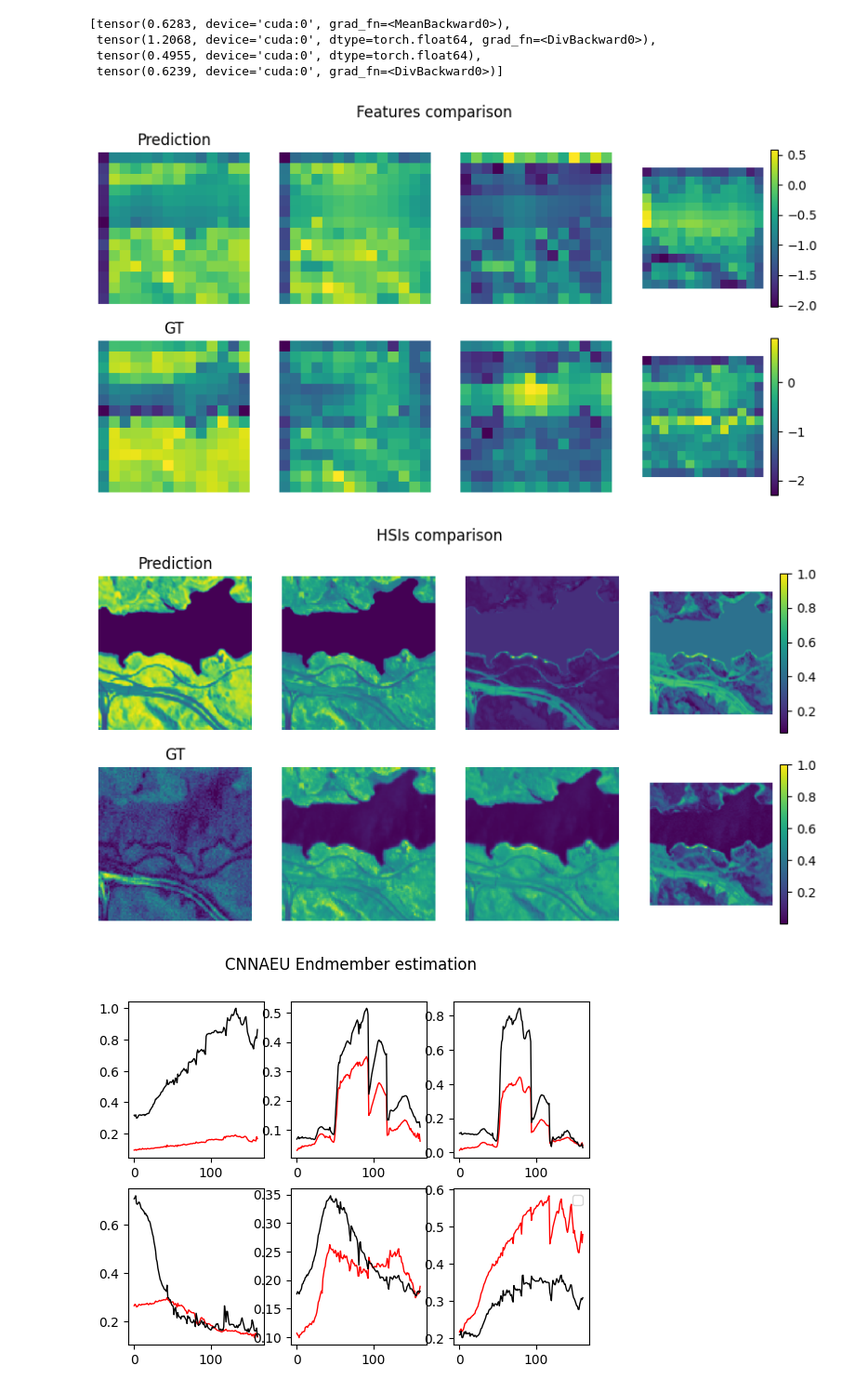
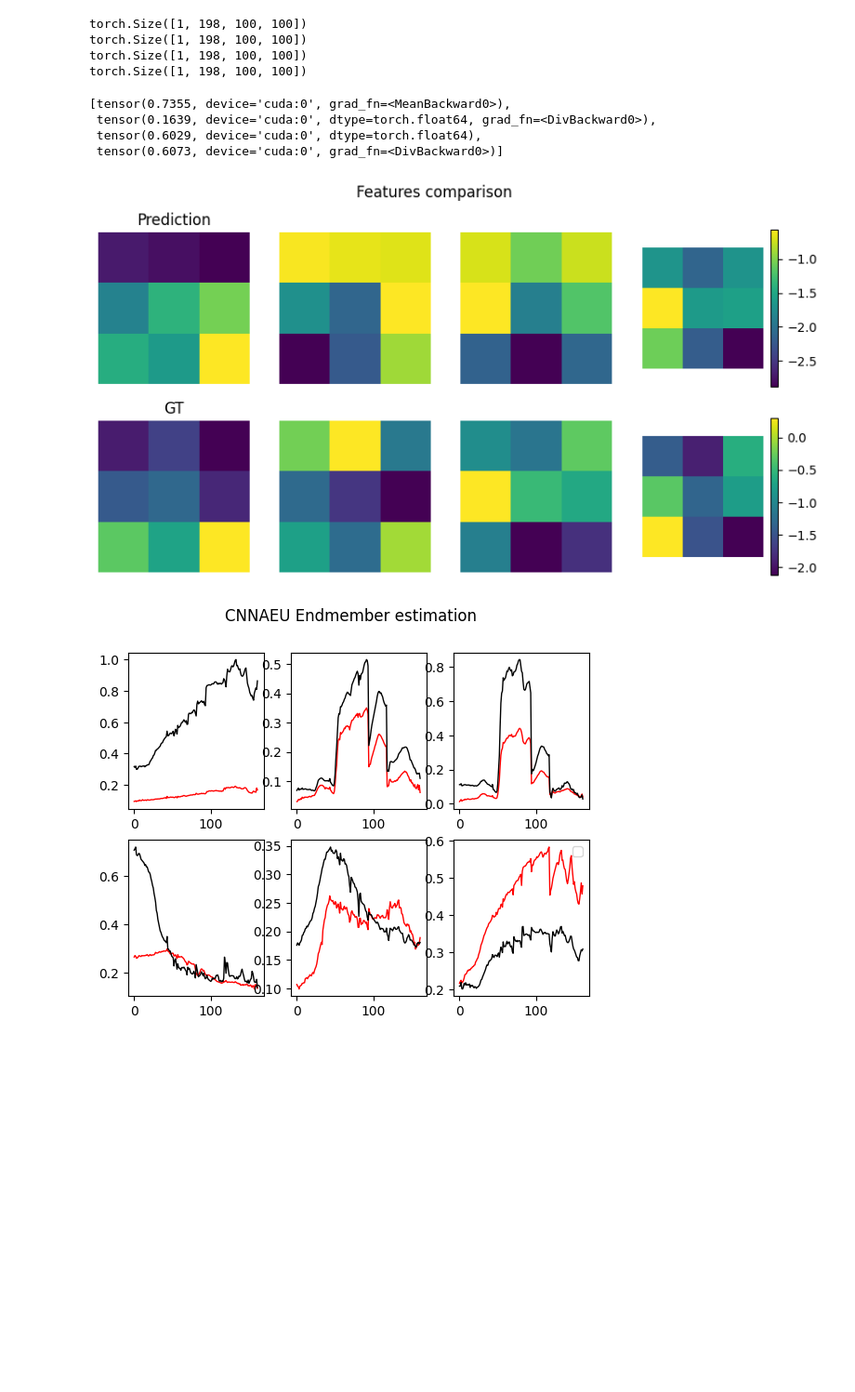
Before and after one commit to edabier/SS-HSU_benchmark, a Jupyter notebook: discriminator.ipynb, the cells around one changed output. Shown at 93% size. Cells and saved outputs as stored; diff of their text form; code cells hidden in the pictures; blank space fills up the shorter version.

```diff
--- a/discriminator.ipynb
+++ b/discriminator.ipynb
@@ -116,12 +148,6 @@ estimations["GT"] = [Y_hat, A, E]
 # %%
 sims = {}
 sad_loss = utils.SADLoss()
-
-if use_dofa:
-    features = rsfm.get_dofa_features(Y, wavelengths)
-    features = features.reshape(768, 14, 14)
-else:
-    features = rsfm.get_hypersigma_features(Y, c, patch_size=128, keep_dim=True)
 
 for model in models_list:
     name = model.__class__.__name__
@@ -133,11 +159,17 @@ for model in models_list:
     metric = mse+sad+mse_y
 
     # features = rsfm.get_hypersigma_features(Y, c)
-    if use_dofa:
-        features_hat = rsfm.get_dofa_features(Y_hat.to(torch.float),wavelengths)
-        features_hat = features_hat.reshape(768, 14, 14)
+    if fm_name == "DOFA":
+        features_hat = rsfm.get_dofa_features(fm, Y_hat, wavelengths)
+        if not use_cls:
+            features_hat = utils.oneD_to_2d(features_hat)
+
+    elif fm_name == "HyperFree":
+        features_hat = rsfm.get_hyperfree_features(fm, Y_hat, wavelengths)
+        features_hat = utils.oneD_to_2d(features_hat)
+
     else:
-        features_hat = rsfm.get_hypersigma_features(Y_hat.to(torch.float),c, patch_size=128, keep_dim=True)
+        features_hat = rsfm.get_hypersigma_features(fm, Y_hat)[0]
 
     sim = sad_loss(features, features_hat)
     # sim = rsfm.features_comparison("HyperSIGMA", Y, Y_hat, c=c).item()
@@ -151,29 +183,40 @@ mse, sad, mse_y = utils.compute_metrics(E, A, E_hat, A_hat, Y, Y_hat)
 metric = mse+sad+mse_y
 
 # features = rsfm.get_hypersigma_features(Y, c)
-if use_dofa:
-    features_hat = rsfm.get_dofa_features(Y_hat.to(torch.float),wavelengths)
-    features_hat = features_hat.reshape(768, 14, 14)
+if fm_name == "DOFA":
+    features_hat = rsfm.get_dofa_features(fm, Y_hat, wavelengths)
+    if not use_cls:
+        features_hat = utils.oneD_to_2d(features_hat)
+
+elif fm_name == "HyperFree":
+    features_hat = rsfm.get_hyperfree_features(fm, Y_hat, wavelengths)
+    features_hat = utils.oneD_to_2d(features_hat)
+
 else:
-    features_hat = rsfm.get_hypersigma_features(Y_hat.to(torch.float), c , patch_size=128, keep_dim=True)
+    features_hat = rsfm.get_hypersigma_features(fm, Y)[0]
+
 sim = sad_loss(features, features_hat)
 sims["GT"] = [features, features_hat, sim, mse, sad, mse_y]
 
 # sim = rsfm.features_comparison("HyperSIGMA", Y.to(torch.float), Y_hat.to(torch.float), c=c).item()
 # print(f"{'GT'} features distance: {format(sim, '.3f')}, mse: {format(mse, '.3f')}, sad: {format(sad, '.3f')}, sum={format(metric, '.3f')}")
+# %% [output]
+torch.Size([1, 198, 100, 100])
+torch.Size([1, 198, 100, 100])
+torch.Size([1, 198, 100, 100])
+torch.Size([1, 198, 100, 100])
 # %%
-name = 'UnDIP'
+name = 'CNNAEU'
 
 utils.compare_hsis(features, sims[name][1], title="Features comparison")
-utils.compare_hsis(Y, estimations[name][0], title="HSIs comparison")
+# utils.compare_hsis(Y, estimations[name][0], title="HSIs comparison")
 sims[name][2:]
 # %% [output]
-[tensor(0.6283, device='cuda:0', grad_fn=<MeanBackward0>),
- tensor(1.2068, device='cuda:0', dtype=torch.float64, grad_fn=<DivBackward0>),
- tensor(0.4955, device='cuda:0', dtype=torch.float64),
- tensor(0.6239, device='cuda:0', grad_fn=<DivBackward0>)]
+[tensor(0.7355, device='cuda:0', grad_fn=<MeanBackward0>),
+ tensor(0.1639, device='cuda:0', dtype=torch.float64, grad_fn=<DivBackward0>),
+ tensor(0.6029, device='cuda:0', dtype=torch.float64),
+ tensor(0.6073, device='cuda:0', grad_fn=<DivBackward0>)]
-[figure, old version]
+[figure, new version]
-[figure, removed]
 # %%
 name = "CNNAEU"
 utils.plot_results(estimations[name][2], estimations[name][1], A, E, model_name=name)
```
Also changed, not shown: parts of 3 cells of this notebook, 6 other files.
